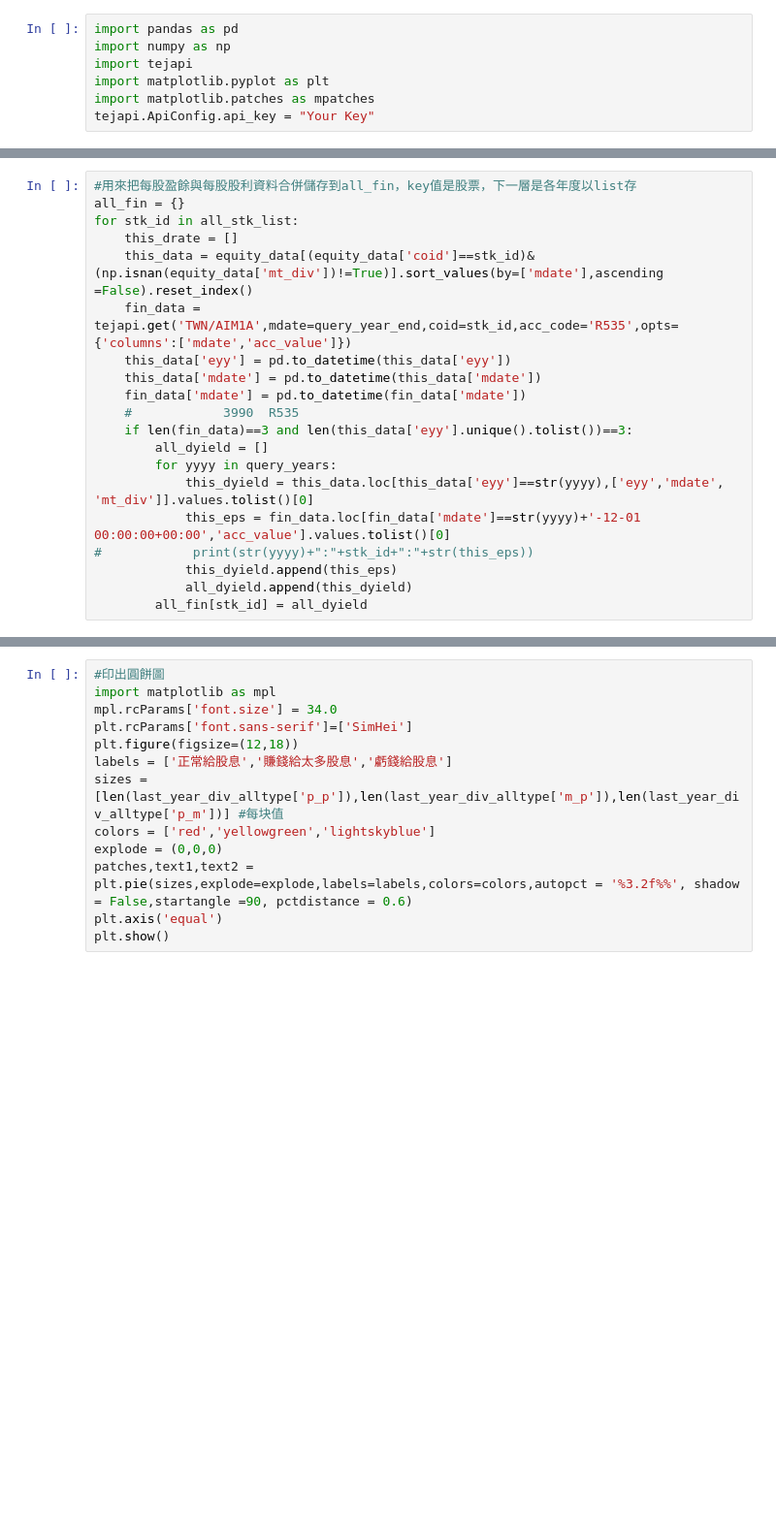
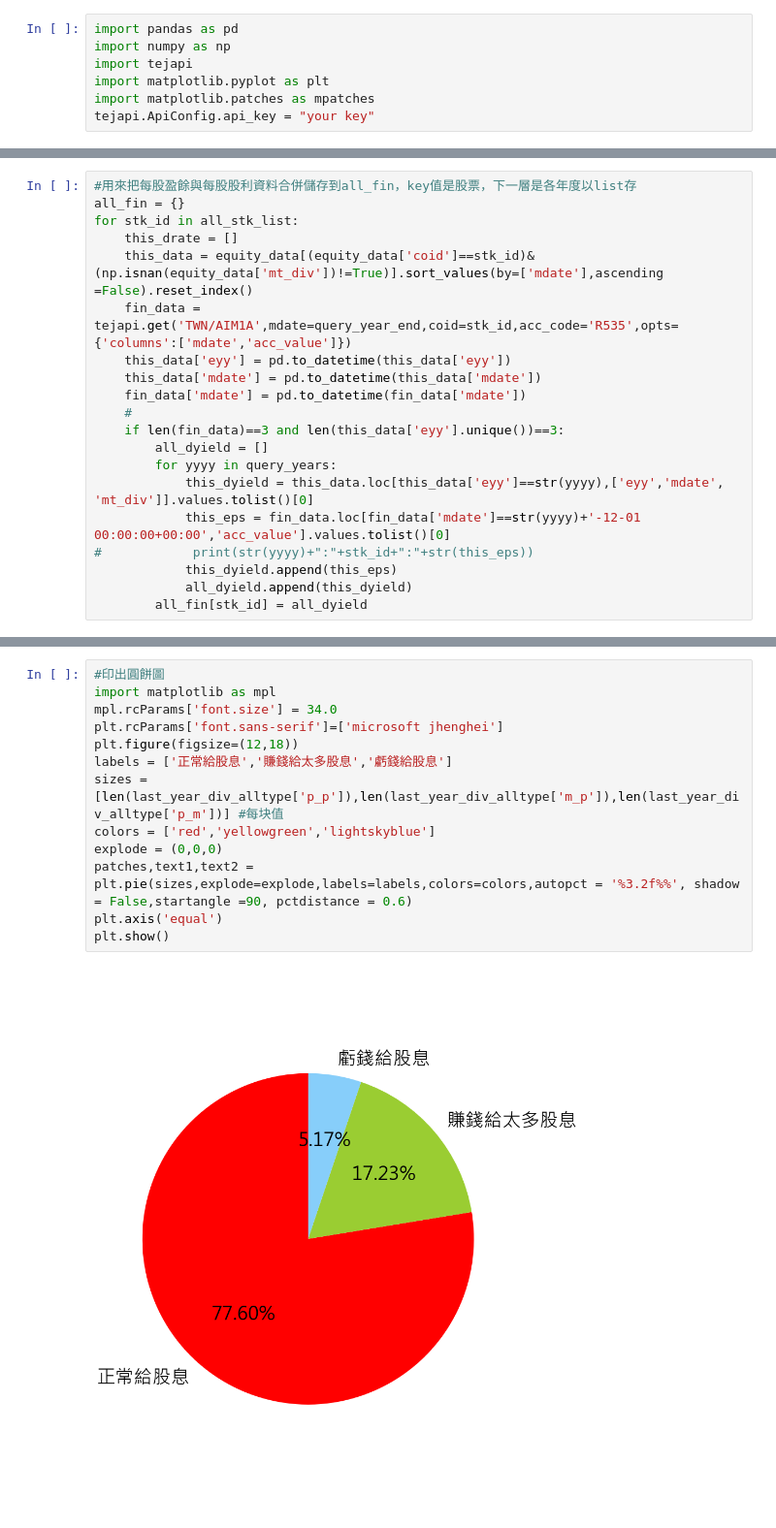
Before and after one commit to tejtw/TEJAPI_Python_EPS_dividend_check, a Jupyter notebook: EPS_dividend_check.ipynb, the cells around one changed output, grey strips where cells are left out. Shown at 97% size. Drawn from its saved outputs; the diff is of its cells as text; blank space fills up the shorter version.

```diff
--- a/EPS_dividend_check.ipynb
+++ b/EPS_dividend_check.ipynb
@@ -4,7 +4,7 @@ import numpy as np
 import tejapi
 import matplotlib.pyplot as plt
 import matplotlib.patches as mpatches
-tejapi.ApiConfig.api_key = "Your Key"
+tejapi.ApiConfig.api_key = "your key"
 # %%
 #設定要查詢的年度
 query_years = [2015,2016,2017]
@@ -28,8 +26,8 @@ for stk_id in all_stk_list:
     this_data['eyy'] = pd.to_datetime(this_data['eyy'])
     this_data['mdate'] = pd.to_datetime(this_data['mdate'])
     fin_data['mdate'] = pd.to_datetime(fin_data['mdate'])
-    #            3990  R535
-    if len(fin_data)==3 and len(this_data['eyy'].unique().tolist())==3:
+    #
+    if len(fin_data)==3 and len(this_data['eyy'].unique())==3:
         all_dyield = []
         for yyyy in query_years:
             this_dyield = this_data.loc[this_data['eyy']==str(yyyy),['eyy','mdate', 'mt_div']].values.tolist()[0]
@@ -57,13 +57,15 @@ print(last_year_div_alltype['p_m'])
 # %%
 #印出圓餅圖
 import matplotlib as mpl
 mpl.rcParams['font.size'] = 34.0
-plt.rcParams['font.sans-serif']=['SimHei']
+plt.rcParams['font.sans-serif']=['microsoft jhenghei']
 plt.figure(figsize=(12,18))
 labels = ['正常給股息','賺錢給太多股息','虧錢給股息']
 sizes = [len(last_year_div_alltype['p_p']),len(last_year_div_alltype['m_p']),len(last_year_div_alltype['p_m'])] #每块值
 colors = ['red','yellowgreen','lightskyblue']
 explode = (0,0,0)
 patches,text1,text2 = plt.pie(sizes,explode=explode,labels=labels,colors=colors,autopct = '%3.2f%%', shadow = False,startangle =90, pctdistance = 0.6)
 plt.axis('equal')
 plt.show()
+# %% [output]
+[figure, added]
```
Also changed, not shown: parts of 2 cells of this notebook.
